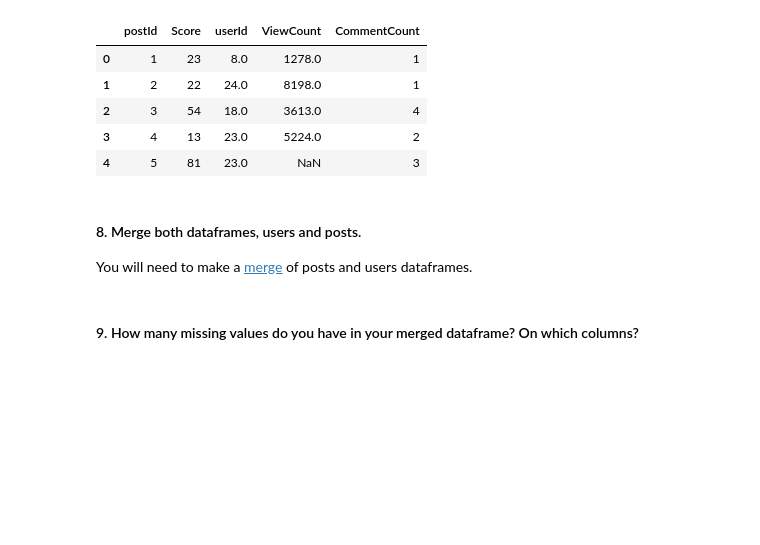
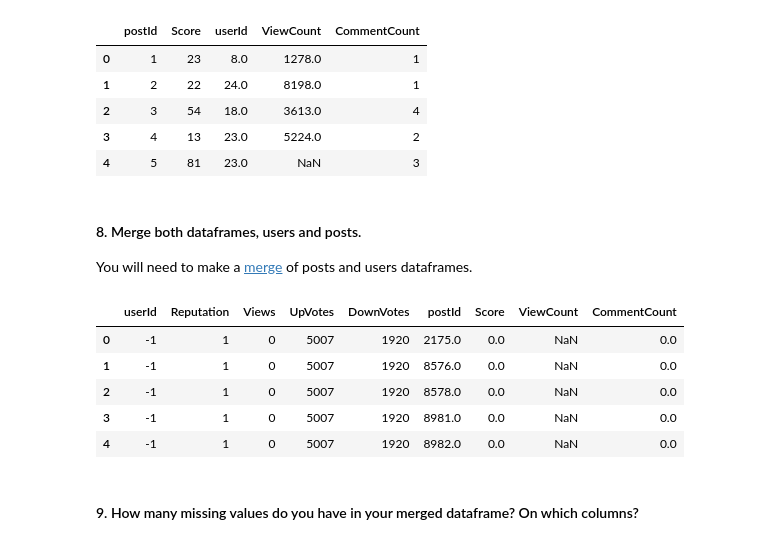
Before and after one commit to ta-data-bcn/lab-data-cleaning, a Jupyter notebook: your-code/main.ipynb, the cells around one changed output. Drawn from its saved outputs; the diff is of its cells as text; code cells hidden in the pictures; blank space fills up the shorter version.

```diff
--- a/your-code/main.ipynb
+++ b/your-code/main.ipynb
@@ -86,7 +86,8 @@ posts.head()
 **users columns**: userId, Reputation, Views, UpVotes, DownVotes
 **posts columns**: postId, Score, userID, ViewCount, CommentCount
 # %%
-users[["userId", "Reputation", "Views", "UpVotes", "DownVotes"]].head()
+users = users[["userId", "Reputation", "Views", "UpVotes", "DownVotes"]]
+users.head()
 # %% [output]
 |  | userId | Reputation | Views | UpVotes | DownVotes |
 | 0 | -1 | 1 | 0 | 5007 | 1920 |
@@ -95,7 +96,8 @@ users[["userId", "Reputation", "Views", "UpVotes", "DownVotes"]].head()
 | 3 | 4 | 101 | 11 | 0 | 0 |
 | 4 | 5 | 6792 | 1145 | 662 | 5 |
 # %%
-posts[["postId", "Score", "userId", "ViewCount", "CommentCount"]].head()
+posts = posts[["postId", "Score", "userId", "ViewCount", "CommentCount"]]
+posts.head()
 # %% [output]
 |  | postId | Score | userId | ViewCount | CommentCount |
 | 0 | 1 | 23 | 8.0 | 1278.0 | 1 |
@@ -107,6 +109,14 @@ posts[["postId", "Score", "userId", "ViewCount", "CommentCount"]].head()
 #### 8. Merge both dataframes, users and posts.
 You will need to make a [merge](https://pandas.pydata.org/pandas-docs/stable/generated/pandas.DataFrame.merge.html) of posts and users dataframes.
 # %%
-df_merge = users.merge(posts, left_on='userId', right_on='userID')
+df_merge = users.merge(posts, left_on="userId", right_on="userId", how="left")
+df_merge.head()
+# %% [output]
+|  | userId | Reputation | Views | UpVotes | DownVotes | postId | Score | ViewCount | CommentCount |
+| 0 | -1 | 1 | 0 | 5007 | 1920 | 2175.0 | 0.0 | NaN | 0.0 |
+| 1 | -1 | 1 | 0 | 5007 | 1920 | 8576.0 | 0.0 | NaN | 0.0 |
+| 2 | -1 | 1 | 0 | 5007 | 1920 | 8578.0 | 0.0 | NaN | 0.0 |
+| 3 | -1 | 1 | 0 | 5007 | 1920 | 8981.0 | 0.0 | NaN | 0.0 |
+| 4 | -1 | 1 | 0 | 5007 | 1920 | 8982.0 | 0.0 | NaN | 0.0 |
 # %% [markdown]
 #### 9. How many missing values do you have in your merged dataframe? On which columns?
```
Also changed, not shown: parts of 9 cells of this notebook.
